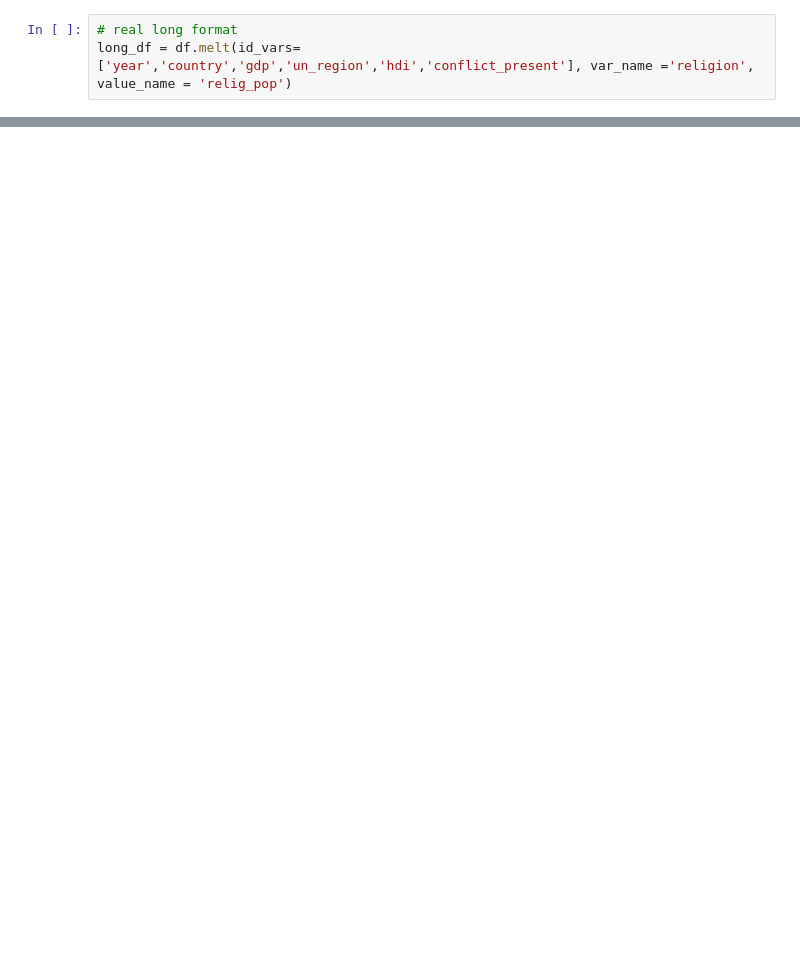
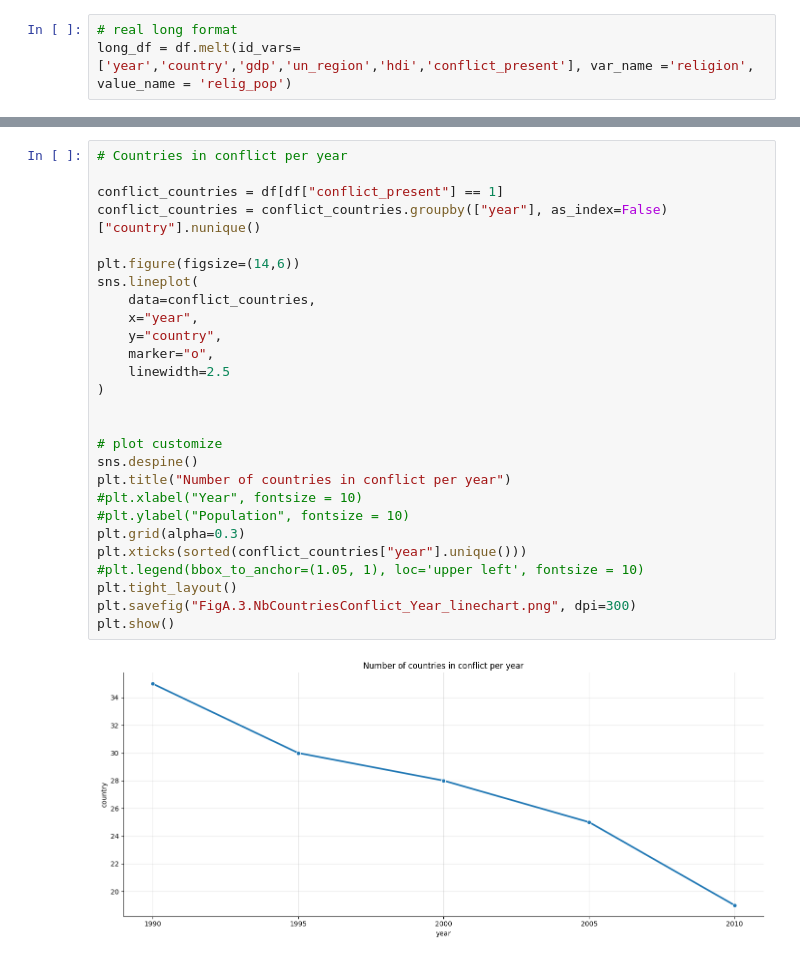
Before and after one commit to victoriacanoacha-source/first_project, a Jupyter notebook: notebooks/data_analysis_anne.ipynb, the cells around one changed output, grey strips where cells are left out. Saved outputs shown, nothing was run; the diff lists cells and outputs as text; blank space fills up the shorter version.

```diff
--- a/notebooks/data_analysis_anne.ipynb
+++ b/notebooks/data_analysis_anne.ipynb
@@ -110,0 +125,29 @@ for region in regions:
+# %%
+# Countries in conflict per year
+
+conflict_countries = df[df["conflict_present"] == 1]
+conflict_countries = conflict_countries.groupby(["year"], as_index=False)["country"].nunique()
+
+plt.figure(figsize=(14,6))
+sns.lineplot(
+    data=conflict_countries,
+    x="year",
+    y="country",
+    marker="o",
+    linewidth=2.5
+)
+
+
+# plot customize
+sns.despine()
+plt.title("Number of countries in conflict per year")
+#plt.xlabel("Year", fontsize = 10)
+#plt.ylabel("Population", fontsize = 10)
+plt.grid(alpha=0.3)
+plt.xticks(sorted(conflict_countries["year"].unique()))
+#plt.legend(bbox_to_anchor=(1.05, 1), loc='upper left', fontsize = 10)
+plt.tight_layout()
+plt.savefig("FigA.3.NbCountriesConflict_Year_linechart.png", dpi=300)
+plt.show()
+# %% [output]
+[figure, added]
```
Also changed, not shown: parts of 21 cells of this notebook, 16 other files.
